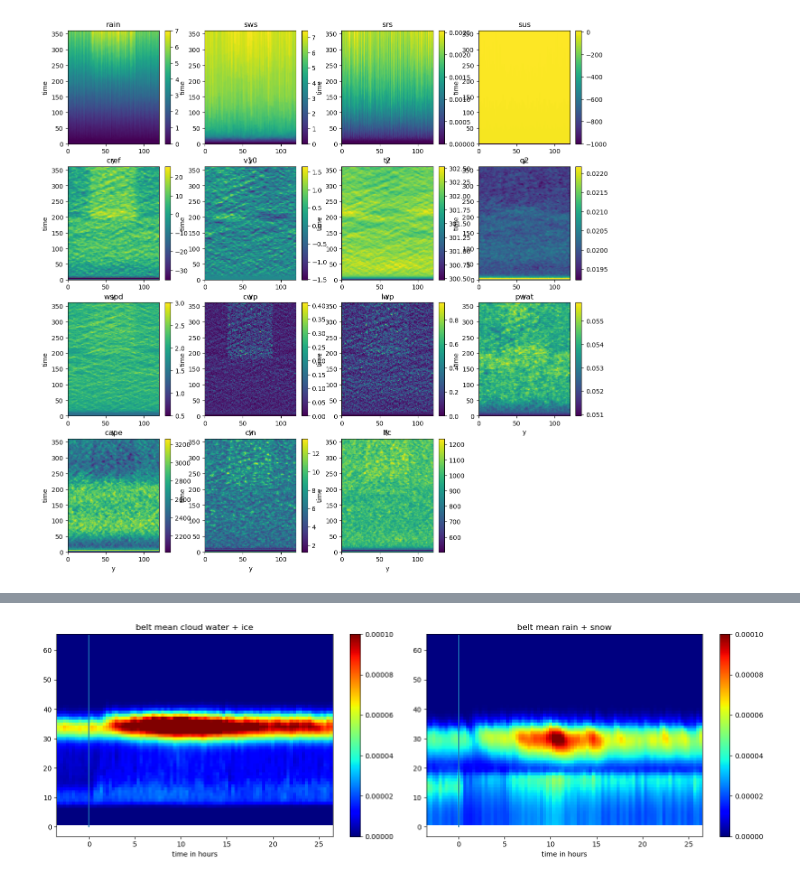
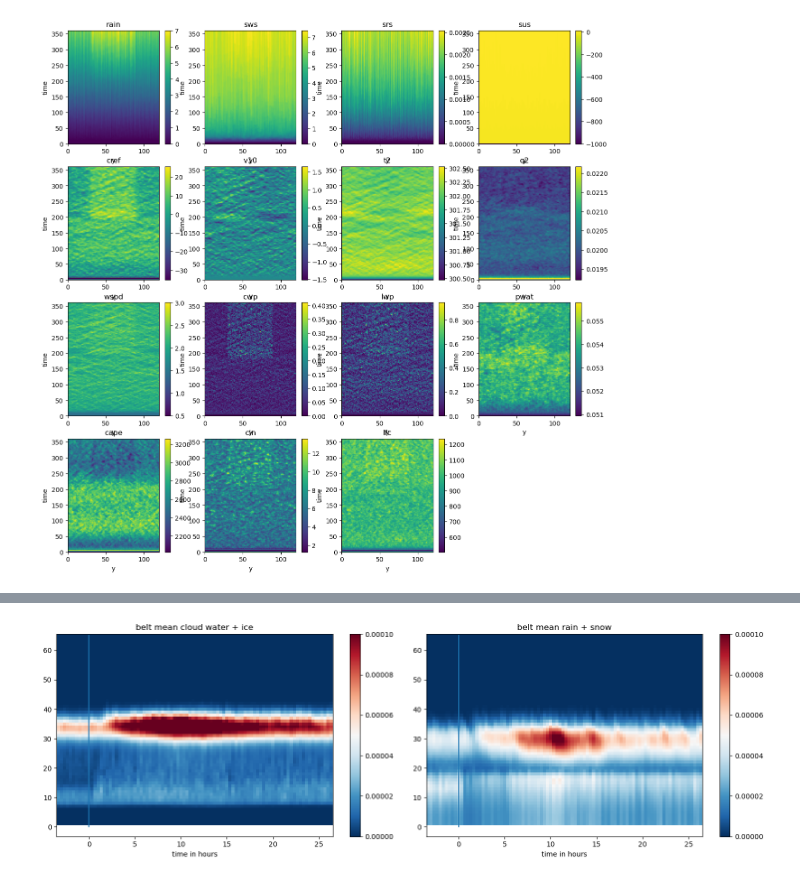
Before and after one commit to brianmapes/EvolutionaryConvection, a Jupyter notebook: ShearedBelt_Succession.ipynb, the cells around one changed output, grey strips where cells are left out. Cells and saved outputs as stored; diff of their text form; code cells hidden in the pictures.

```diff
--- a/ShearedBelt_Succession.ipynb
+++ b/ShearedBelt_Succession.ipynb
@@ -212,22 +268,22 @@ Data variables:
     v         (time, nk) float32 -0.02719 -0.02808 -0.02809 ... 0.0197 0.02052
     w         (time, nkp1) float32 0.0 -0.0002681 -0.0006584 ... 0.0002275 0.0
 # %%
-# BELT MEAN VALUES
+# BELT MEAN VALUES: CLOUD
 
 plt.figure(figsize=(15,5))
 
 plt.subplot(121)
-plt.pcolormesh(t,z, (beltmean.qc + beltmean.qi).transpose() , cmap='jet', vmax=1e-4); plt.colorbar()
+plt.pcolormesh(t,z, (beltmean.qc + beltmean.qi).transpose() , cmap='RdBu_r', vmax=1e-4); plt.colorbar()
 plt.plot([0,0],[0,65])
 plt.xlabel('time in hours')
 plt.title('belt mean cloud water + ice');
 
 plt.subplot(122)
-plt.pcolormesh(t,z, (beltmean.qr + beltmean.qs).transpose() , cmap='jet', vmax=1e-4); plt.colorbar()
+plt.pcolormesh(t,z, (beltmean.qr + beltmean.qs).transpose() , cmap='RdBu_r', vmax=1e-4); plt.colorbar()
 plt.plot([0,0],[0,65])
 plt.xlabel('time in hours')
 plt.title('belt mean rain + snow');
 
 plt.tight_layout()
 # %% [output]
-[figure, old version]
+[figure, new version]
```
Also changed, not shown: parts of 25 cells of this notebook.
